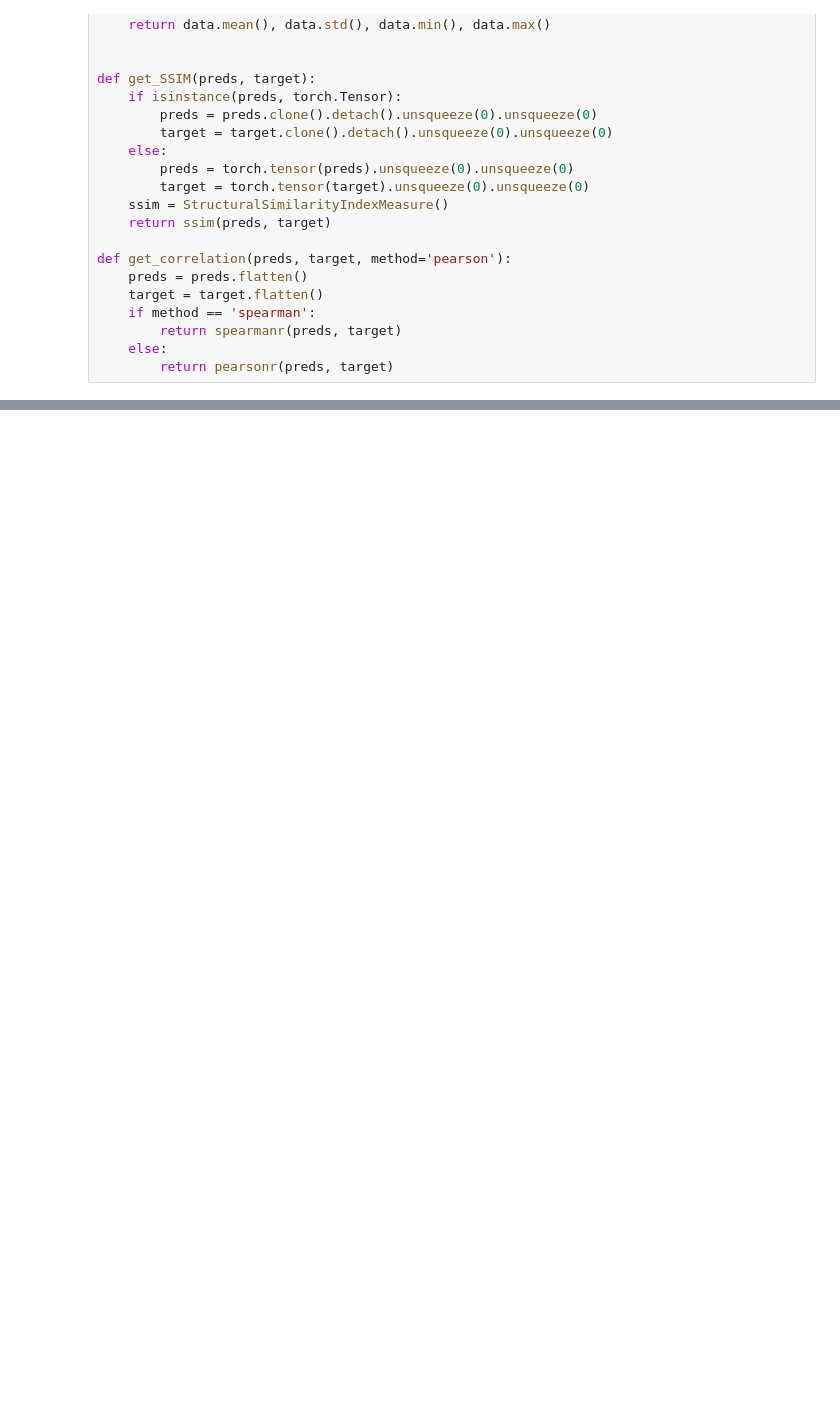
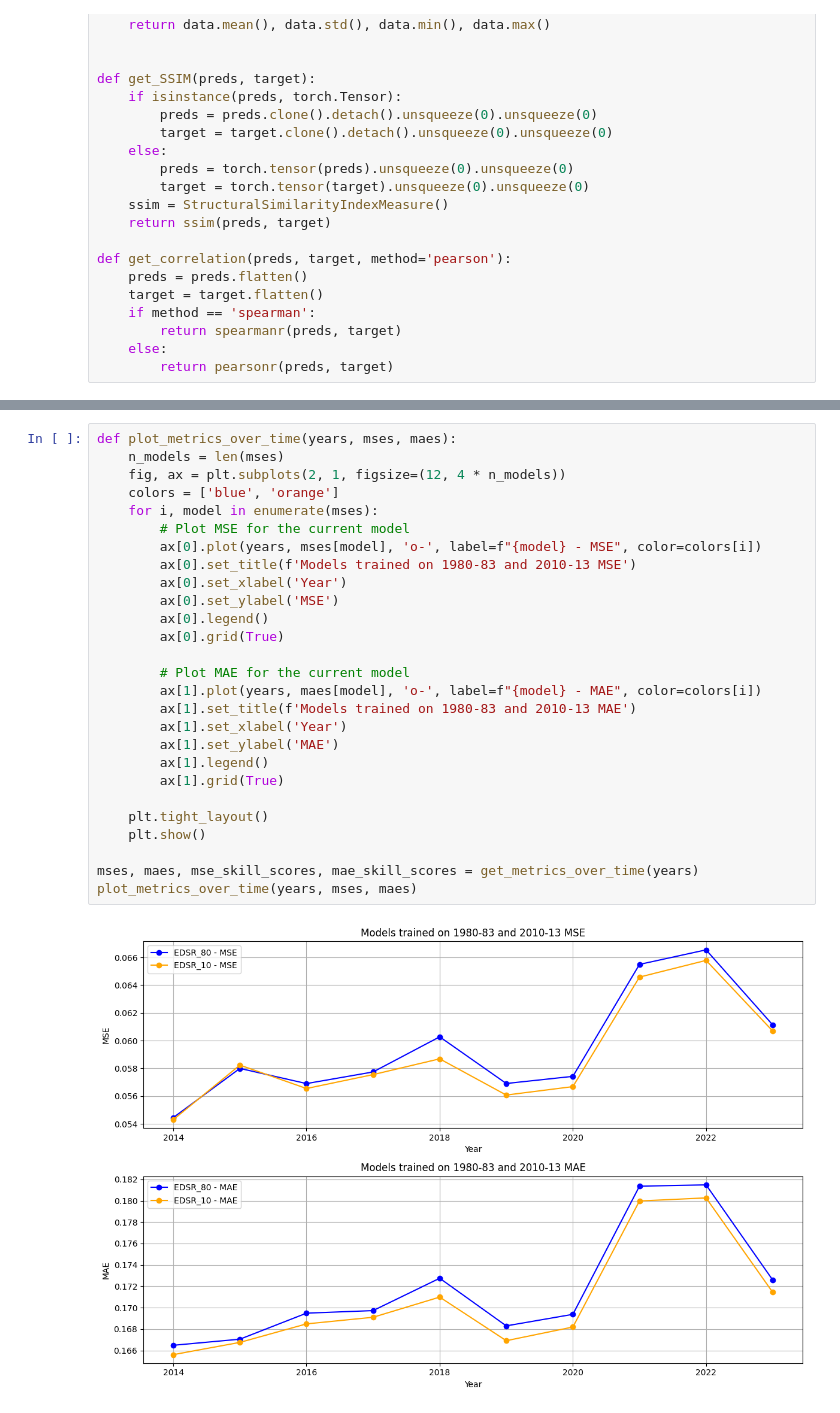
Before and after one commit to UBela/temporal_sr, a Jupyter notebook: notebooks/training_year_comparison.ipynb, the cells around one changed output, grey strips where cells are left out. Cells and saved outputs as stored; diff of their text form; blank space fills up the shorter version.

```diff
--- a/notebooks/training_year_comparison.ipynb
+++ b/notebooks/training_year_comparison.ipynb
@@ -194,0 +255,29 @@ plot_comparison(ws_fields, names, 609)
+# %%
+def plot_metrics_over_time(years, mses, maes):
+    n_models = len(mses)
+    fig, ax = plt.subplots(2, 1, figsize=(12, 4 * n_models))
+    colors = ['blue', 'orange']
+    for i, model in enumerate(mses):
+        # Plot MSE for the current model
+        ax[0].plot(years, mses[model], 'o-', label=f"{model} - MSE", color=colors[i])
+        ax[0].set_title(f'Models trained on 1980-83 and 2010-13 MSE')
+        ax[0].set_xlabel('Year')
+        ax[0].set_ylabel('MSE')
+        ax[0].legend()
+        ax[0].grid(True)
+
+        # Plot MAE for the current model
+        ax[1].plot(years, maes[model], 'o-', label=f"{model} - MAE", color=colors[i])
+        ax[1].set_title(f'Models trained on 1980-83 and 2010-13 MAE')
+        ax[1].set_xlabel('Year')
+        ax[1].set_ylabel('MAE')
+        ax[1].legend()
+        ax[1].grid(True)
+
+    plt.tight_layout()
+    plt.show()
+
+mses, maes, mse_skill_scores, mae_skill_scores = get_metrics_over_time(years)
+plot_metrics_over_time(years, mses, maes)
+# %% [output]
+[figure, added]
```
Also changed, not shown: parts of 6 cells of this notebook.
